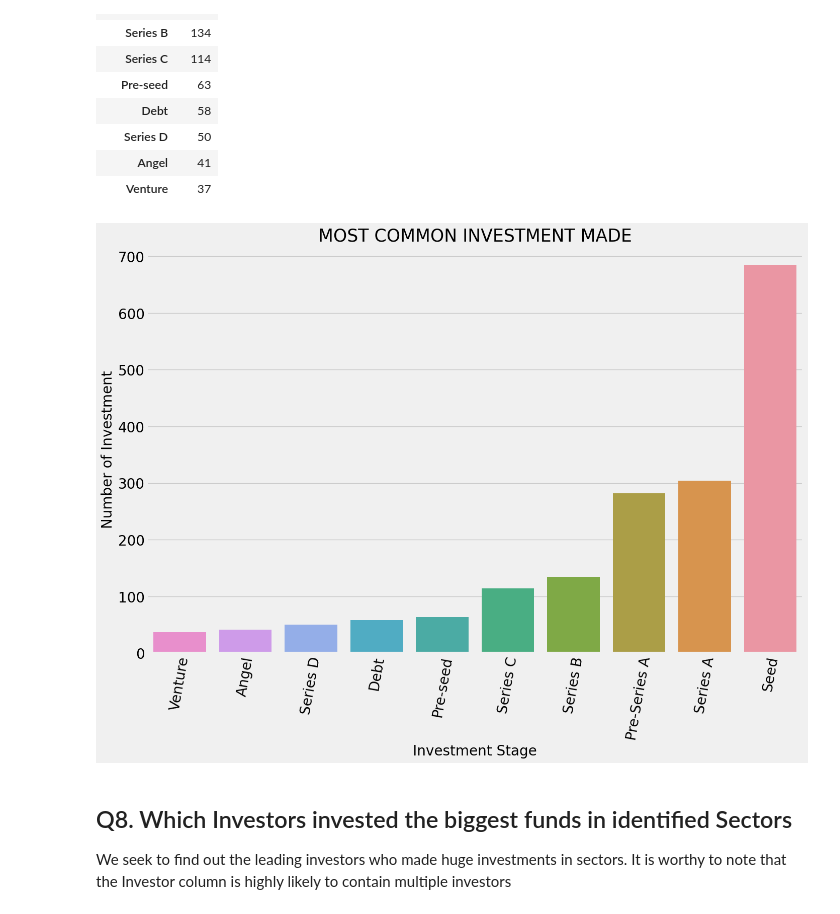
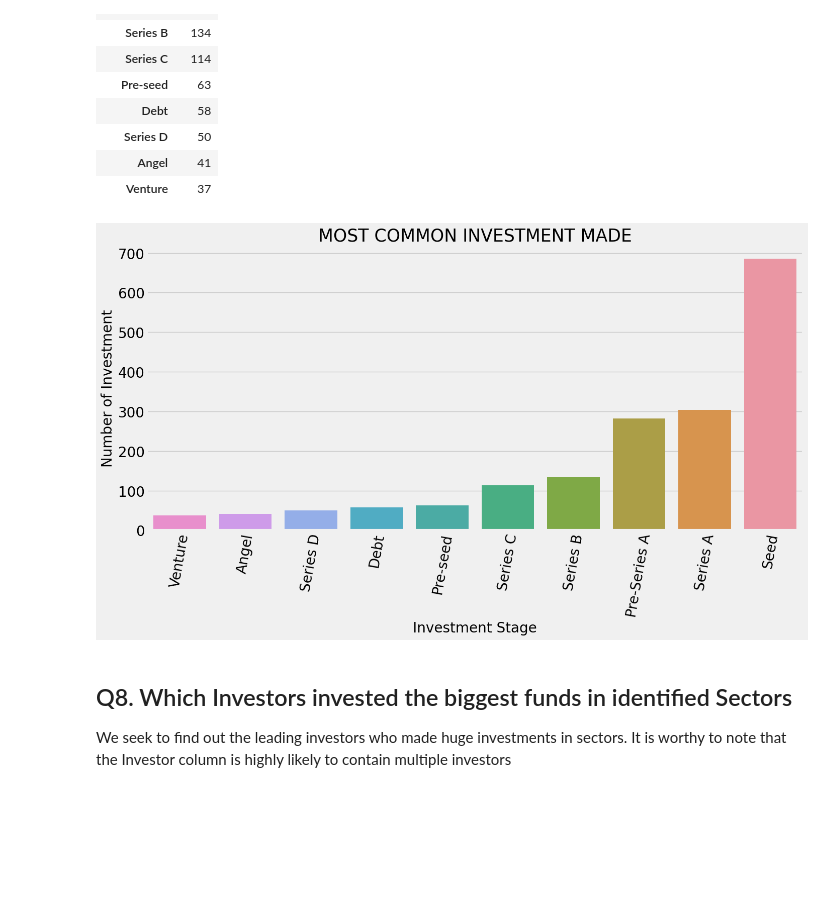
Before and after one commit to elvis-darko/Training-and-Apprenticeship-Portfolio-Projects, a Jupyter notebook: INDIAN-STARTUP-ECOSYSTEM-FUNDING/INDIAN START-UP ECOSYSTEM FUNDING - EXPLORATORY DATA ANALYSIS.ipynb, the cells around one changed output. Drawn from its saved outputs; the diff is of its cells as text; code cells hidden in the pictures; blank space fills up the shorter version.

```diff
--- a/INDIAN-STARTUP-ECOSYSTEM-FUNDING/INDIAN START-UP ECOSYSTEM FUNDING - EXPLORATORY DATA ANALYSIS.ipynb
+++ b/INDIAN-STARTUP-ECOSYSTEM-FUNDING/INDIAN START-UP ECOSYSTEM FUNDING - EXPLORATORY DATA ANALYSIS.ipynb
@@ -2291,18 +2294,18 @@ common_investment
 # %%
 common_investment = investment["Stage"].value_counts().head(10)
 
-plt.figure(figsize=(15, 10))
+plt.figure(figsize=(15, 7))
 sns.barplot(common_investment.index, common_investment.values)
 plt.title("MOST COMMON INVESTMENT MADE", fontsize=25)
 plt.xlabel("Investment Stage", fontsize=20)
 plt.ylabel("Number of Investment", fontsize=20)
 plt.gca().invert_xaxis()
 plt.xticks(fontsize=20, rotation=80)
 plt.yticks(fontsize=20)
 plt.savefig('common_investment.png',dpi=300)
 plt.show()
 # %% [output]
-[figure, old version]
+[figure, new version]
 # %% [markdown]
 ## Q8. Which Investors invested the biggest funds in identified Sectors
 
```
Also changed, not shown: parts of 18 cells of this notebook.
